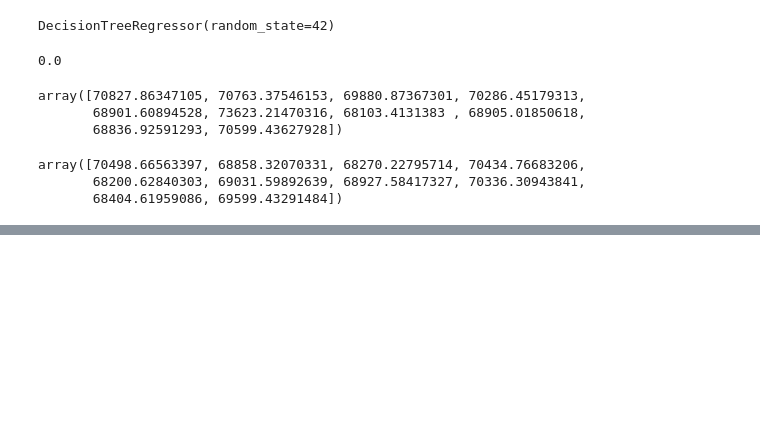
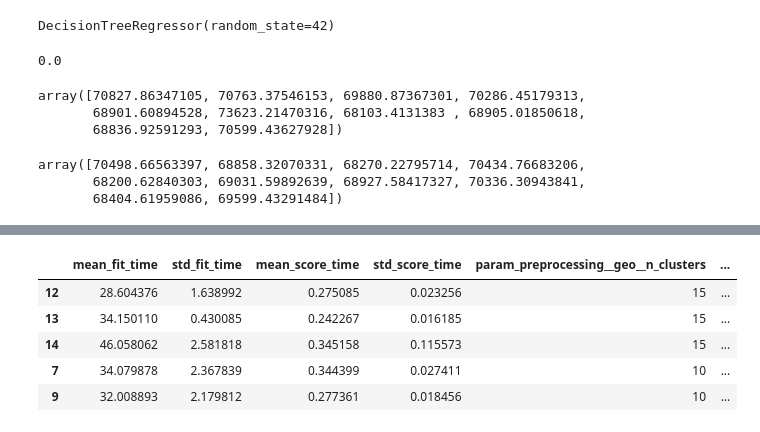
Before and after one commit to MikolajSuchan/WUM, a Jupyter notebook: notebook_2.ipynb, the cells around one changed output, grey strips where cells are left out. Drawn from its saved outputs; the diff is of its cells as text; code cells hidden in the pictures; blank space fills up the shorter version.

```diff
--- a/notebook_2.ipynb
+++ b/notebook_2.ipynb
@@ -1082,0 +1101,16 @@ forest_rmse
+# %%
+from sklearn.model_selection import GridSearchCV
+
+full_pipeline = Pipeline([
+    ("preprocessing", preprocessing),
+    ("random_forest", RandomForestRegressor(random_state=42)),
+])
+param_grid = [
+    {'preprocessing__geo__n_clusters': [5, 8, 10],
+     'random_forest__max_features': [4, 6, 8]},
+    {'preprocessing__geo__n_clusters': [10, 15],
+     'random_forest__max_features': [6, 8, 10]},
+]
+grid_search = GridSearchCV(full_pipeline, param_grid, cv=3,
+                           scoring='neg_root_mean_squared_error')
+grid_search.fit(X=X_train, y=Y_train)
@@ -1082,0 +1161,11 @@ forest_rmse
+# %%
+cv_res=pd.DataFrame(grid_search.cv_results_)
+cv_res.sort_values(by="mean_test_score", ascending=False, inplace=True)
+cv_res.head()
+# %% [output]
+|  | mean_fit_time | std_fit_time | mean_score_time | std_score_time | param_preprocessing__geo__n_clusters | ... |
+| 12 | 28.604376 | 1.638992 | 0.275085 | 0.023256 | 15 | ... |
+| 13 | 34.150110 | 0.430085 | 0.242267 | 0.016185 | 15 | ... |
+| 14 | 46.058062 | 2.581818 | 0.345158 | 0.115573 | 15 | ... |
+| 7 | 34.079878 | 2.367839 | 0.344399 | 0.027411 | 10 | ... |
+| 9 | 32.008893 | 2.179812 | 0.277361 | 0.018456 | 10 | ... |
```
Also changed, not shown: parts of 17 cells of this notebook.
